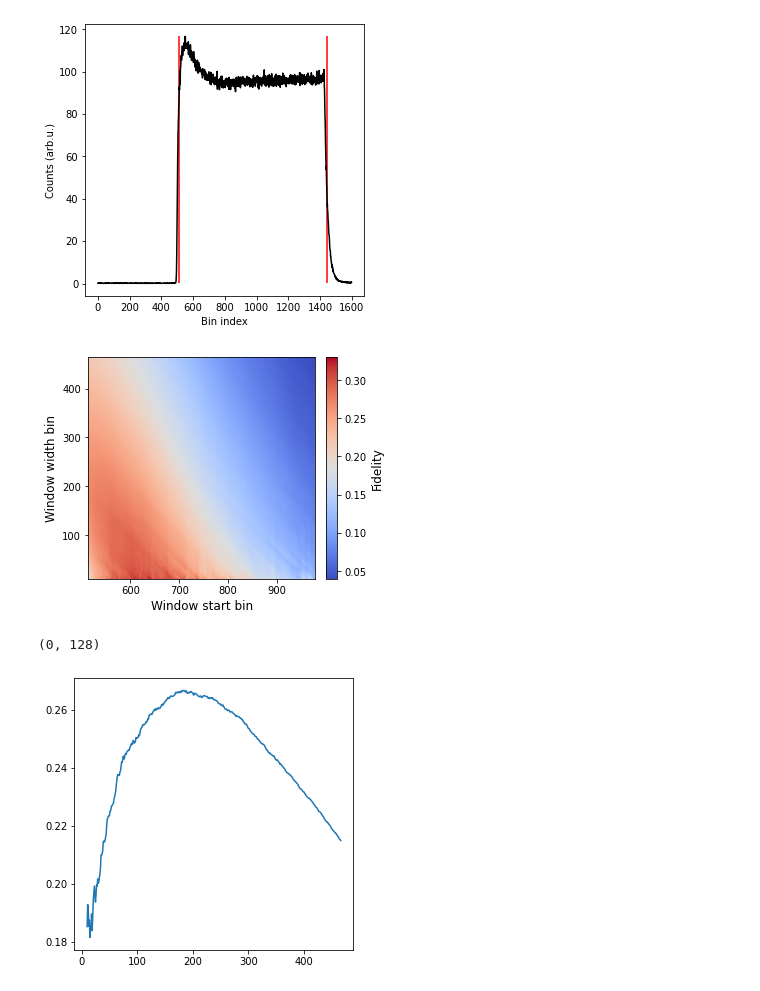
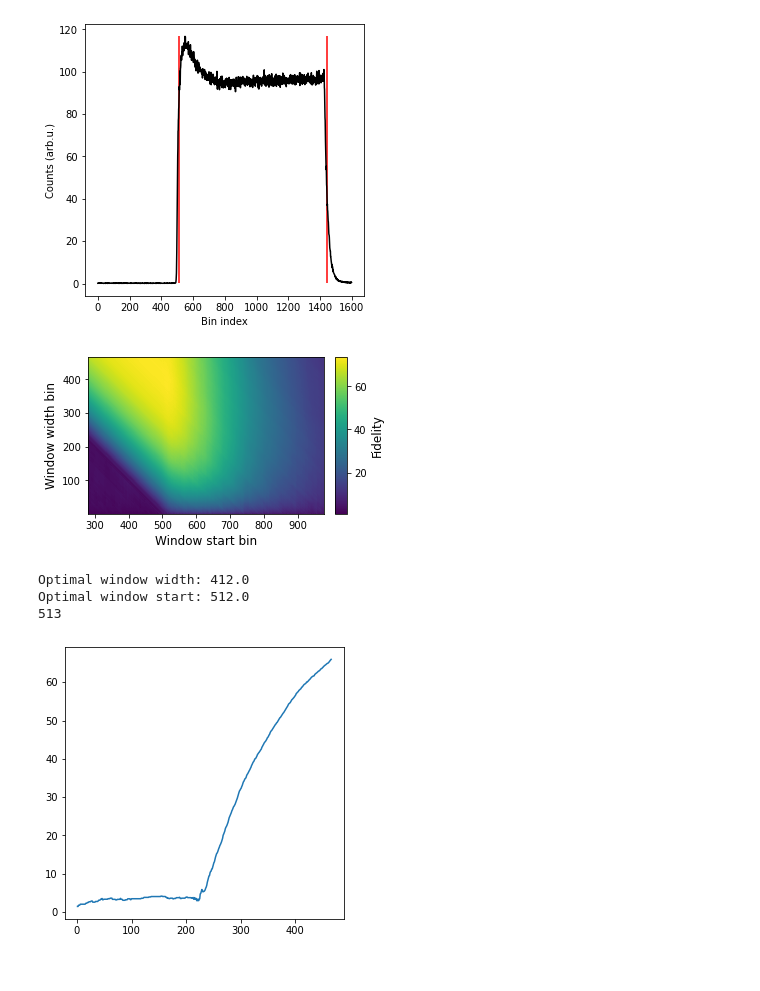
Before and after one commit to sriharijayaram5/qudi, a Jupyter notebook: notebooks/Measurement_Control/Test Notebooks/Sensitivity considerations.ipynb, the cells around one changed output. Saved outputs shown, nothing was run; the diff lists cells and outputs as text; code cells hidden in the pictures.

```diff
--- a/notebooks/Measurement_Control/Test Notebooks/Sensitivity considerations.ipynb
+++ b/notebooks/Measurement_Control/Test Notebooks/Sensitivity considerations.ipynb
@@ -126,6 +126,12 @@ def fidelity(start, width):
     stop = start+width
     signal = np.sum(data[:, int(start):int(stop)], axis=1)
     return 1/sigma_r(signal) #-1 to turn the maximize problem into a minimize problem
+
+def SNR(start, width):
+    stop = start+width
+    signal = np.sum(data[:, int(start):int(stop)], axis=1)
+    signal_max, signal_min = signal[np.argmax(signal)], signal[np.argmin(signal)]
+    return (signal_max-signal_min)/np.sqrt(signal_max+signal_min) #-1 to turn the maximize problem into a minimize problem
 
 def fidelity_start(start, width):
     stop = start+width
@@ -163,11 +169,11 @@ data_range = stop - start
 # plt.legend()
 # plt.show()
 
-window_width_min = 10
-window_width_max = int(data_range/2)
+window_width_min = 1
+window_width_max = int(data_range*0.5)
 
-window_start_min = start
-window_start_max = window_start_min+int(data_range/2)
+window_start_min = max(start-int(data_range*0.25),0)
+window_start_max = start+int(data_range/2)
 
 window_width_arr = np.linspace(window_width_min, window_width_max,window_width_max-window_width_min+1)
 window_start_arr = np.linspace(window_start_min, window_start_max,window_start_max-window_start_min+1)
@@ -175,7 +181,7 @@ fidelity_arr = np.zeros((len(window_width_arr),len(window_start_arr)))
 
 for idx_width, window_width in enumerate(window_width_arr):
     for idx_start, window_start in enumerate(window_start_arr):
-        fidelity_arr[idx_width, idx_start] = fidelity(window_start, window_width)
+        fidelity_arr[idx_width, idx_start] = SNR(window_start, window_width)
 
 # optimal_start = result.x[0]
 # optimal_window_size = result.x[1]
@@ -197,32 +203,42 @@ for idx_width, window_width in enumerate(window_width_arr):
 # %%
 from mpl_toolkits.axes_grid1 import make_axes_locatable
 
 plt.rcParams['figure.figsize'] = (5, 5)
 fontsize = 12
 
 low_centile = 0
 high_centile = 100
-im = plt.pcolormesh(window_start_arr, window_width_arr, fidelity_arr, cmap=plt.cm.get_cmap('coolwarm'))
+cmap = plt.get_cmap('viridis')
+
+opt_width_idx, opt_start_idx = np.unravel_index(np.argmax(fidelity_arr),fidelity_arr.shape)
+v_min = fidelity_arr.min()
+v_max = fidelity_arr.max()
+
+im = plt.pcolormesh(window_start_arr, window_width_arr, fidelity_arr, vmin = v_min, vmax = v_max, cmap=cmap)
 plt.xlabel('Window start bin',fontsize = fontsize)
 plt.ylabel('Window width bin',fontsize = fontsize)
 
 ax = plt.gca()
 ax.set_aspect('equal')
 
 divider = make_axes_locatable(ax)
 cax = divider.append_axes("right", size="5%", pad=0.15)
 cbar = plt.colorbar(im, cax=cax)
 cbar.set_label(label='Fidelity', size=fontsize)
 
 plt.tight_layout()
 
 plt.show()
 
-print(np.unravel_index(np.argmax(fidelity_arr),fidelity_arr.shape))
+print(f'Optimal window width: {window_width_arr[opt_width_idx]}')
+print(f'Optimal window start: {window_start_arr[opt_start_idx]}')
+print(start)
 
 plt.plot(window_width_arr, fidelity_arr[:,0])
 plt.show()
 # %% [output]
-[figure, old version]
+[figure, new version]
-(0, 128)
+Optimal window width: 412.0
+Optimal window start: 512.0
+513
-[figure, old version]
+[figure, new version]
```
Also changed, not shown: 24 other files.
